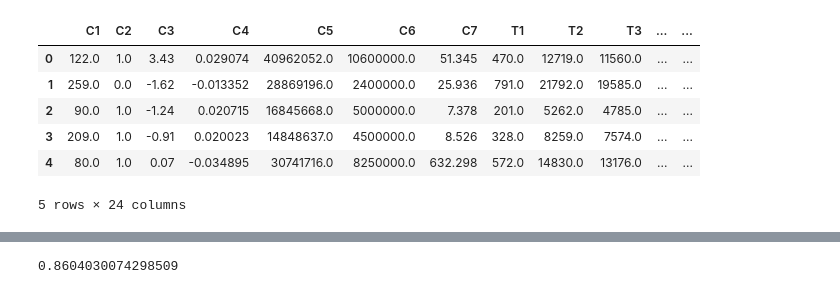
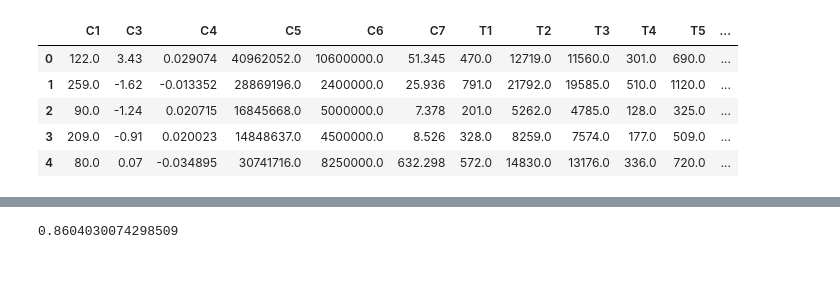
Before and after one commit to BA545-SP2019/2019-competition1-kerry-alex-and-mike, a Jupyter notebook: pipeline2/p2_skewness.ipynb, the cells around one changed output, grey strips where cells are left out. Cells and saved outputs as stored; diff of their text form; code cells hidden in the pictures.

```diff
--- a/pipeline2/p2_skewness.ipynb
+++ b/pipeline2/p2_skewness.ipynb
@@ -3,13 +4,13 @@ import pandas as pd
 import numpy as np
 import matplotlib.pyplot as plt
 # %%
-dfx = pd.read_csv('csv_files/normalx.csv', index_col=0)
+# read imputed csv file
+dfx = pd.read_csv('../csv_files/x.csv', index_col=0)
 dfx.head()
 # %% [output]
-|  | C1 | C2 | C3 | C4 | C5 | C6 | C7 | T1 | T2 | T3 | ... | ... |
-| 0 | 122.0 | 1.0 | 3.43 | 0.029074 | 40962052.0 | 10600000.0 | 51.345 | 470.0 | 12719.0 | 11560.0 | ... | ... |
-| 1 | 259.0 | 0.0 | -1.62 | -0.013352 | 28869196.0 | 2400000.0 | 25.936 | 791.0 | 21792.0 | 19585.0 | ... | ... |
-| 2 | 90.0 | 1.0 | -1.24 | 0.020715 | 16845668.0 | 5000000.0 | 7.378 | 201.0 | 5262.0 | 4785.0 | ... | ... |
-| 3 | 209.0 | 1.0 | -0.91 | 0.020023 | 14848637.0 | 4500000.0 | 8.526 | 328.0 | 8259.0 | 7574.0 | ... | ... |
-| 4 | 80.0 | 1.0 | 0.07 | -0.034895 | 30741716.0 | 8250000.0 | 632.298 | 572.0 | 14830.0 | 13176.0 | ... | ... |
+|  | C1 | C3 | C4 | C5 | C6 | C7 | T1 | T2 | T3 | T4 | T5 | ... |
+| 0 | 122.0 | 3.43 | 0.029074 | 40962052.0 | 10600000.0 | 51.345 | 470.0 | 12719.0 | 11560.0 | 301.0 | 690.0 | ... |
+| 1 | 259.0 | -1.62 | -0.013352 | 28869196.0 | 2400000.0 | 25.936 | 791.0 | 21792.0 | 19585.0 | 510.0 | 1120.0 | ... |
+| 2 | 90.0 | -1.24 | 0.020715 | 16845668.0 | 5000000.0 | 7.378 | 201.0 | 5262.0 | 4785.0 | 128.0 | 325.0 | ... |
+| 3 | 209.0 | -0.91 | 0.020023 | 14848637.0 | 4500000.0 | 8.526 | 328.0 | 8259.0 | 7574.0 | 177.0 | 509.0 | ... |
+| 4 | 80.0 | 0.07 | -0.034895 | 30741716.0 | 8250000.0 | 632.298 | 572.0 | 14830.0 | 13176.0 | 336.0 | 720.0 | ... |
-5 rows × 24 columns
```
Also changed, not shown: parts of 22 cells of this notebook.
